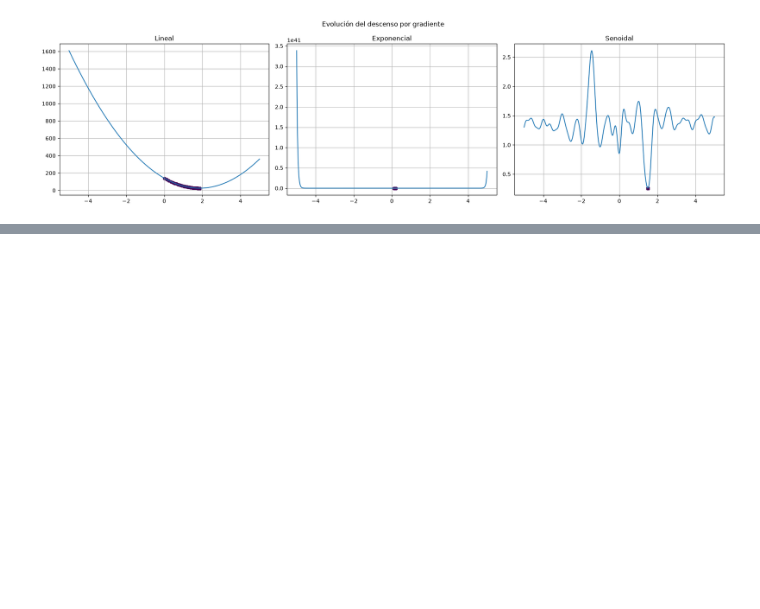
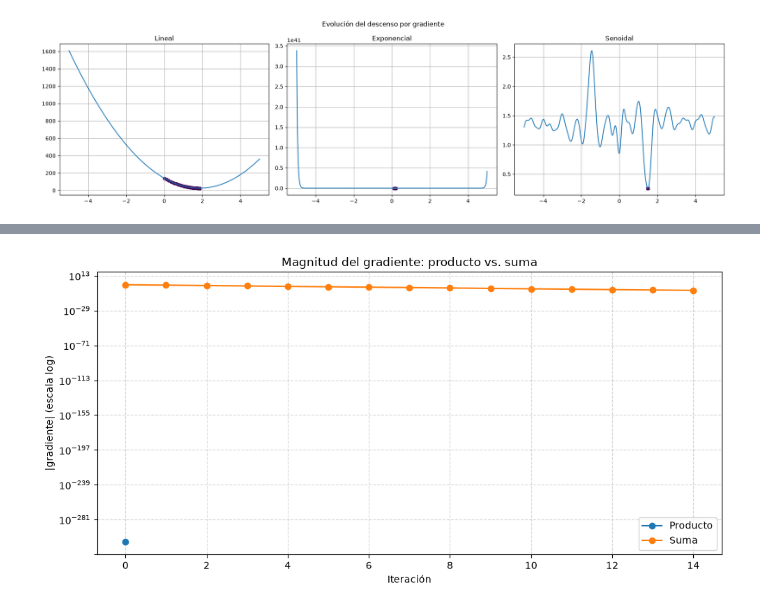
Before and after one commit to belentellechea/obligatorio_2_calculo, a Jupyter notebook: project.ipynb, the cells around one changed output, grey strips where cells are left out. Saved outputs shown, nothing was run; the diff lists cells and outputs as text; code cells hidden in the pictures; blank space fills up the shorter version.

```diff
--- a/project.ipynb
+++ b/project.ipynb
@@ -725,0 +896,95 @@ plt.show()
+# %%
+loss_prod = Const(1)
+for _, row in df_linear.iterrows():
+    residuo = w * row["x"] - row["y"]
+    loss_prod = loss_prod * exp(-(residuo) ** 2)
+
+loss_tilde_min = -loss_prod
+
+w0_test = 0.0
+lr_test = 0.01
+max_iter_test = 50
+
+w_tilde, iter_tilde, hist_tilde = descenso_gradiente(
+    loss_tilde_min,
+    x0=w0_test,
+    lr=lr_test,
+    max_iter=max_iter_test
+)
+
+w_suma, iter_suma, hist_suma = descenso_gradiente(
+    loss_lin,
+    x0=w0_test,
+    lr=lr_test,
+    max_iter=max_iter_test
+)
+
+
+def armar_historial(hist, loss_obj, nombre):
+    grad = loss_obj.derivative()
+    data = []
+
+    for step, val in enumerate(hist):
+        grad_val = grad.eval(val)
+        data.append({
+            "Método": nombre,
+            "Iteración": step,
+            "w": val,
+            "L(w)": loss_obj.eval(val),
+            "|gradiente|": abs(grad_val),
+        })
+
+    return pd.DataFrame(data)
+
+
+tabla_tilde = armar_historial(hist_tilde, loss_tilde_min, "Producto")
+tabla_suma = armar_historial(hist_suma, loss_lin, "Suma")
+
+resumen_53 = pd.DataFrame([
+    {
+        "Función": "L̃(w) = -∏ exp(-(w x_i - y_i)^2)",
+        "w inicial": w0_test,
+        "lr": lr_test,
+        "Iteraciones": iter_tilde,
+        "w final": round(float(w_tilde), 6),
+        "Observación": "Se bloquea por underflow",
+    },
+    {
+        "Función": "L(w) = Σ (w x_i - y_i)^2 / N",
+        "w inicial": w0_test,
+        "lr": lr_test,
+        "Iteraciones": iter_suma,
+        "w final": round(float(w_suma), 6),
+        "Observación": "Converge normalmente",
+    },
+])
+
+display(resumen_53)
+display(pd.concat([tabla_tilde, tabla_suma], ignore_index=True))
+
+fig, ax = plt.subplots(figsize=(10, 5))
+eps = np.finfo(float).tiny
+
+ax.semilogy(
+    tabla_tilde["Iteración"],
+    np.clip(tabla_tilde["|gradiente|"], eps, None),
+    marker="o",
+    label="Producto"
+)
+
+ax.semilogy(
+    tabla_suma["Iteración"],
+    np.clip(tabla_suma["|gradiente|"], eps, None),
+    marker="o",
+    label="Suma"
+)
+
+ax.set_title("Magnitud del gradiente: producto vs. suma")
+ax.set_xlabel("Iteración")
+ax.set_ylabel("|gradiente| (escala log)")
+ax.grid(True, which="both", linestyle="--", alpha=0.5)
+ax.legend()
+
+plt.tight_layout()
+plt.show()
+# %% [output]
@@ -725,0 +1011 @@ plt.show()
+[figure, added]
```
Also changed, not shown: parts of 10 cells of this notebook, 1 other file.
